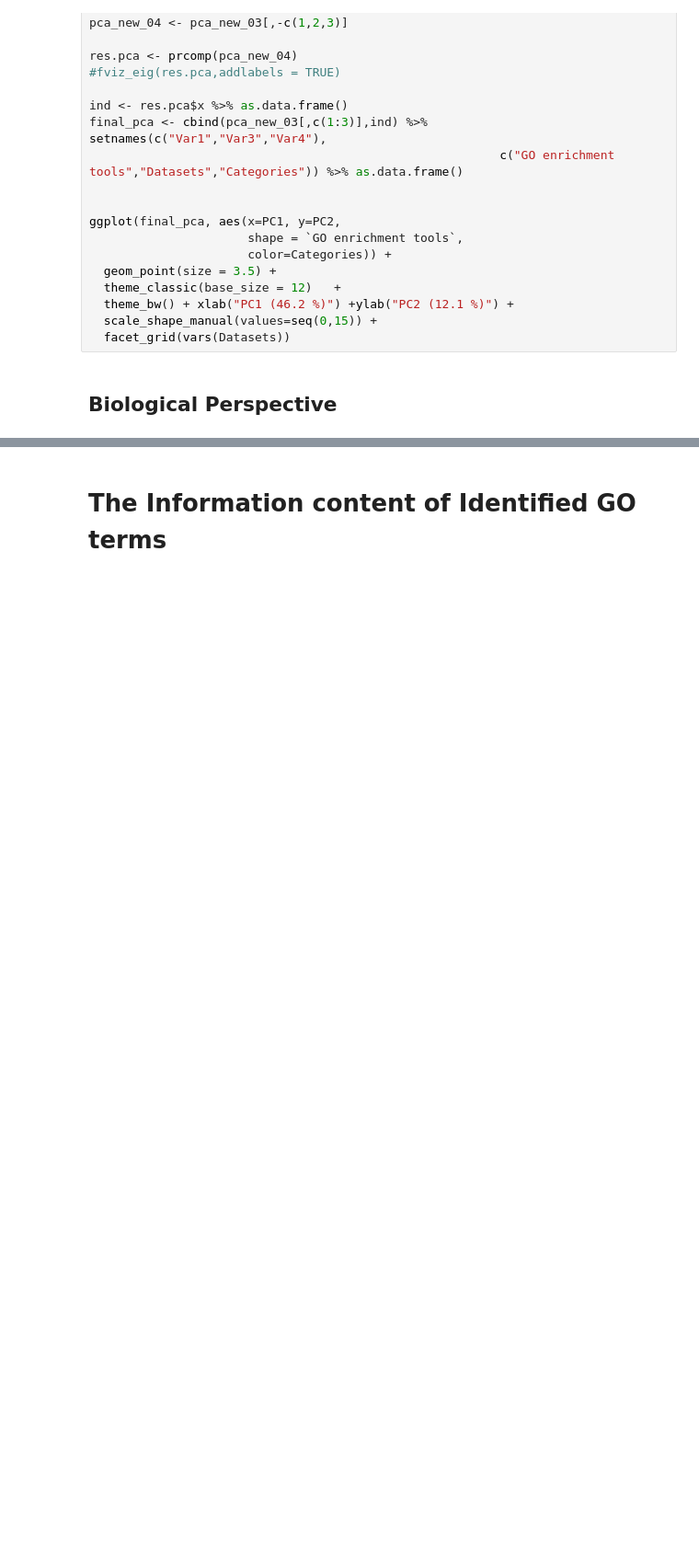
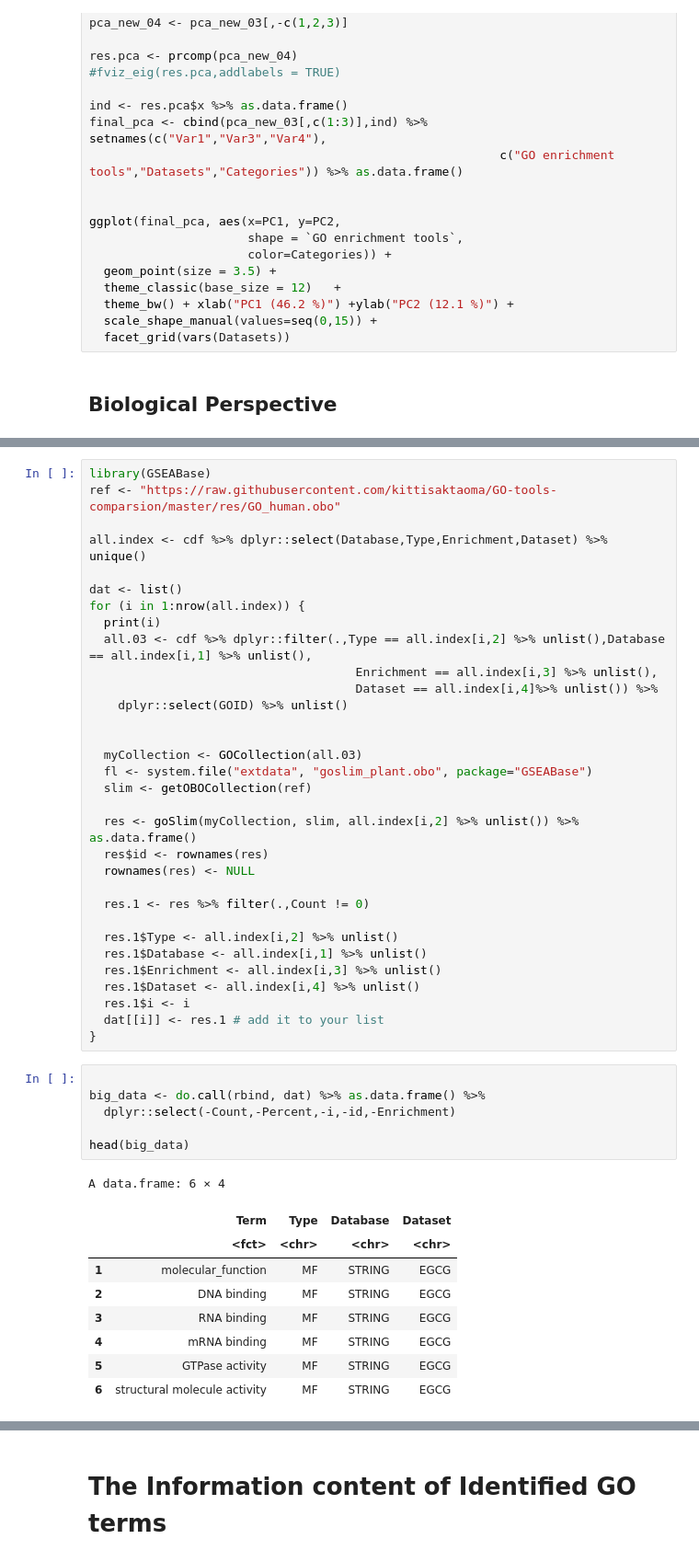
Before and after one commit to kittisaktaoma/GO-tools-comparsion, a Jupyter notebook: GO_tools_Comparison.ipynb, the cells around one changed output, grey strips where cells are left out. Shown at 92% size. Drawn from its saved outputs; the diff is of its cells as text; blank space fills up the shorter version.

```diff
--- a/GO_tools_Comparison.ipynb
+++ b/GO_tools_Comparison.ipynb
@@ -866,0 +888,48 @@ ggplot(final_pca, aes(x=PC1, y=PC2,
+# %%
+library(GSEABase)
+ref <- "https://raw.githubusercontent.com/kittisaktaoma/GO-tools-comparsion/master/res/GO_human.obo"
+
+all.index <- cdf %>% dplyr::select(Database,Type,Enrichment,Dataset) %>% unique()
+
+dat <- list()
+for (i in 1:nrow(all.index)) {
+  print(i)
+  all.03 <- cdf %>% dplyr::filter(.,Type == all.index[i,2] %>% unlist(),Database == all.index[i,1] %>% unlist(),
+                                     Enrichment == all.index[i,3] %>% unlist(),
+                                     Dataset == all.index[i,4]%>% unlist()) %>%
+    dplyr::select(GOID) %>% unlist()
+
+
+  myCollection <- GOCollection(all.03)
+  fl <- system.file("extdata", "goslim_plant.obo", package="GSEABase")
+  slim <- getOBOCollection(ref)
+
+  res <- goSlim(myCollection, slim, all.index[i,2] %>% unlist()) %>% as.data.frame()
+  res$id <- rownames(res)
+  rownames(res) <- NULL
+
+  res.1 <- res %>% filter(.,Count != 0)
+
+  res.1$Type <- all.index[i,2] %>% unlist()
+  res.1$Database <- all.index[i,1] %>% unlist()
+  res.1$Enrichment <- all.index[i,3] %>% unlist()
+  res.1$Dataset <- all.index[i,4] %>% unlist()
+  res.1$i <- i
+  dat[[i]] <- res.1 # add it to your list
+}
+# %%
+
+big_data <- do.call(rbind, dat) %>% as.data.frame() %>%
+  dplyr::select(-Count,-Percent,-i,-id,-Enrichment)
+
+head(big_data)
+# %% [output]
+A data.frame: 6 × 4
+|  | Term | Type | Database | Dataset |
+|  | <fct> | <chr> | <chr> | <chr> |
+| 1 | molecular_function | MF | STRING | EGCG |
+| 2 | DNA binding | MF | STRING | EGCG |
+| 3 | RNA binding | MF | STRING | EGCG |
+| 4 | mRNA binding | MF | STRING | EGCG |
+| 5 | GTPase activity | MF | STRING | EGCG |
+| 6 | structural molecule activity | MF | STRING | EGCG |
```
Also changed, not shown: parts of 2 cells of this notebook.
